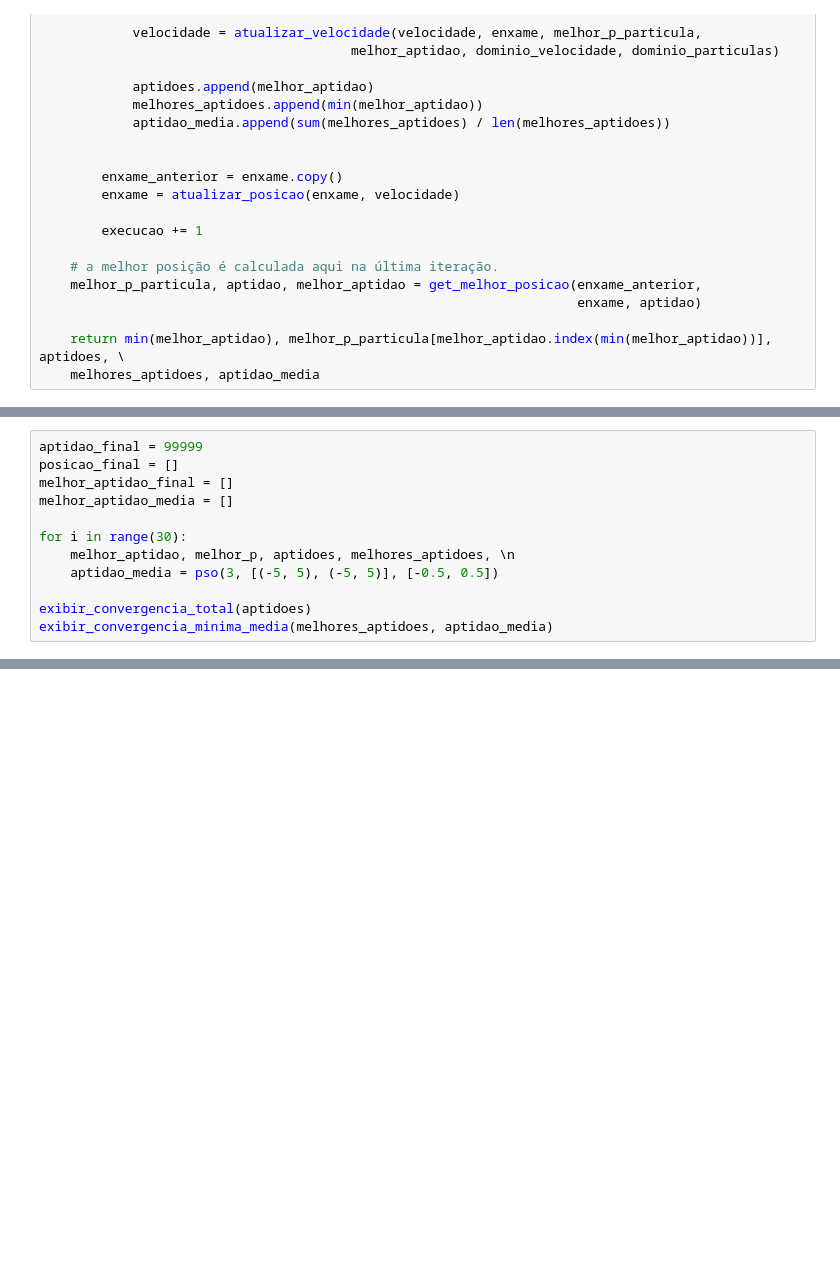
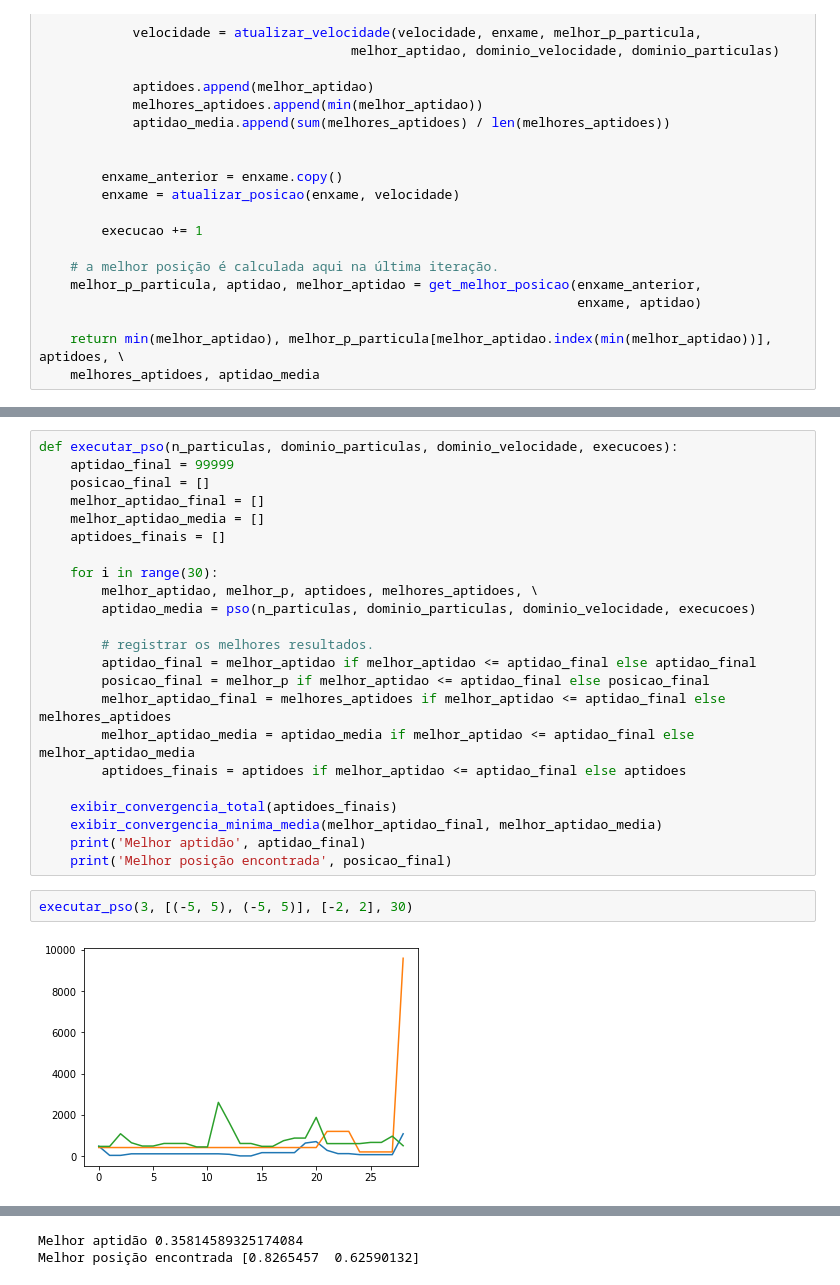
Before and after one commit to AlvaroCavalcante/computacao-bioinspirada, a Jupyter notebook: algoritmos-otimizacao/Otimização baseado em seres vivos.ipynb, the cells around one changed output, grey strips where cells are left out. Drawn from its saved outputs; the diff is of its cells as text; blank space fills up the shorter version.

Commit message:
criado função que executa o pso

```diff
--- a/algoritmos-otimizacao/Otimização baseado em seres vivos.ipynb
+++ b/algoritmos-otimizacao/Otimização baseado em seres vivos.ipynb
@@ -189,12 +186,0 @@ def pso(n_particulas, dominio_particulas, dominio_velocidade, execucoes = 30):
-# %%
-aptidao_final = 99999
-posicao_final = []
-melhor_aptidao_final = []
-melhor_aptidao_media = []
-
-for i in range(30):
-    melhor_aptidao, melhor_p, aptidoes, melhores_aptidoes, \n
-    aptidao_media = pso(3, [(-5, 5), (-5, 5)], [-0.5, 0.5])
-
-exibir_convergencia_total(aptidoes)
-exibir_convergencia_minima_media(melhores_aptidoes, aptidao_media)
@@ -200,0 +192,27 @@ exibir_convergencia_minima_media(melhores_aptidoes, aptidao_media)
+# %%
+def executar_pso(n_particulas, dominio_particulas, dominio_velocidade, execucoes):
+    aptidao_final = 99999
+    posicao_final = []
+    melhor_aptidao_final = []
+    melhor_aptidao_media = []
+    aptidoes_finais = []
+
+    for i in range(30):
+        melhor_aptidao, melhor_p, aptidoes, melhores_aptidoes, \
+        aptidao_media = pso(n_particulas, dominio_particulas, dominio_velocidade, execucoes)
+
+        # registrar os melhores resultados.
+        aptidao_final = melhor_aptidao if melhor_aptidao <= aptidao_final else aptidao_final
+        posicao_final = melhor_p if melhor_aptidao <= aptidao_final else posicao_final
+        melhor_aptidao_final = melhores_aptidoes if melhor_aptidao <= aptidao_final else melhores_aptidoes
+        melhor_aptidao_media = aptidao_media if melhor_aptidao <= aptidao_final else melhor_aptidao_media
+        aptidoes_finais = aptidoes if melhor_aptidao <= aptidao_final else aptidoes
+
+    exibir_convergencia_total(aptidoes_finais)
+    exibir_convergencia_minima_media(melhor_aptidao_final, melhor_aptidao_media)
+    print('Melhor aptidão', aptidao_final)
+    print('Melhor posição encontrada', posicao_final)
+# %%
+executar_pso(3, [(-5, 5), (-5, 5)], [-2, 2], 30)
+# %% [output]
+[figure, added]
@@ -200,0 +220,2 @@ exibir_convergencia_minima_media(melhores_aptidoes, aptidao_media)
+Melhor aptidão 0.35814589325174084
+Melhor posição encontrada [0.8265457  0.62590132]
```
Also changed, not shown: parts of 3 cells of this notebook, 1 other file.
